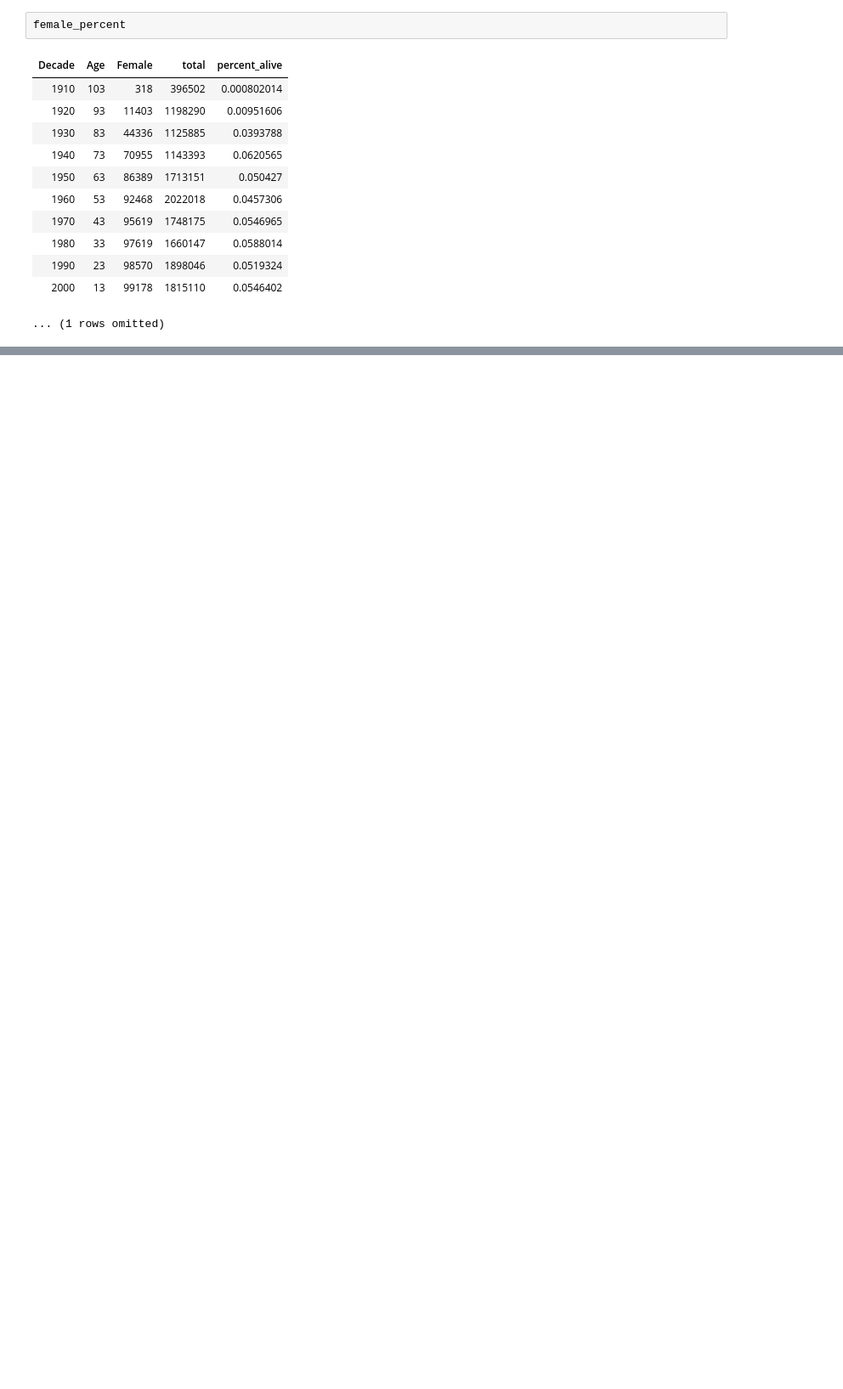
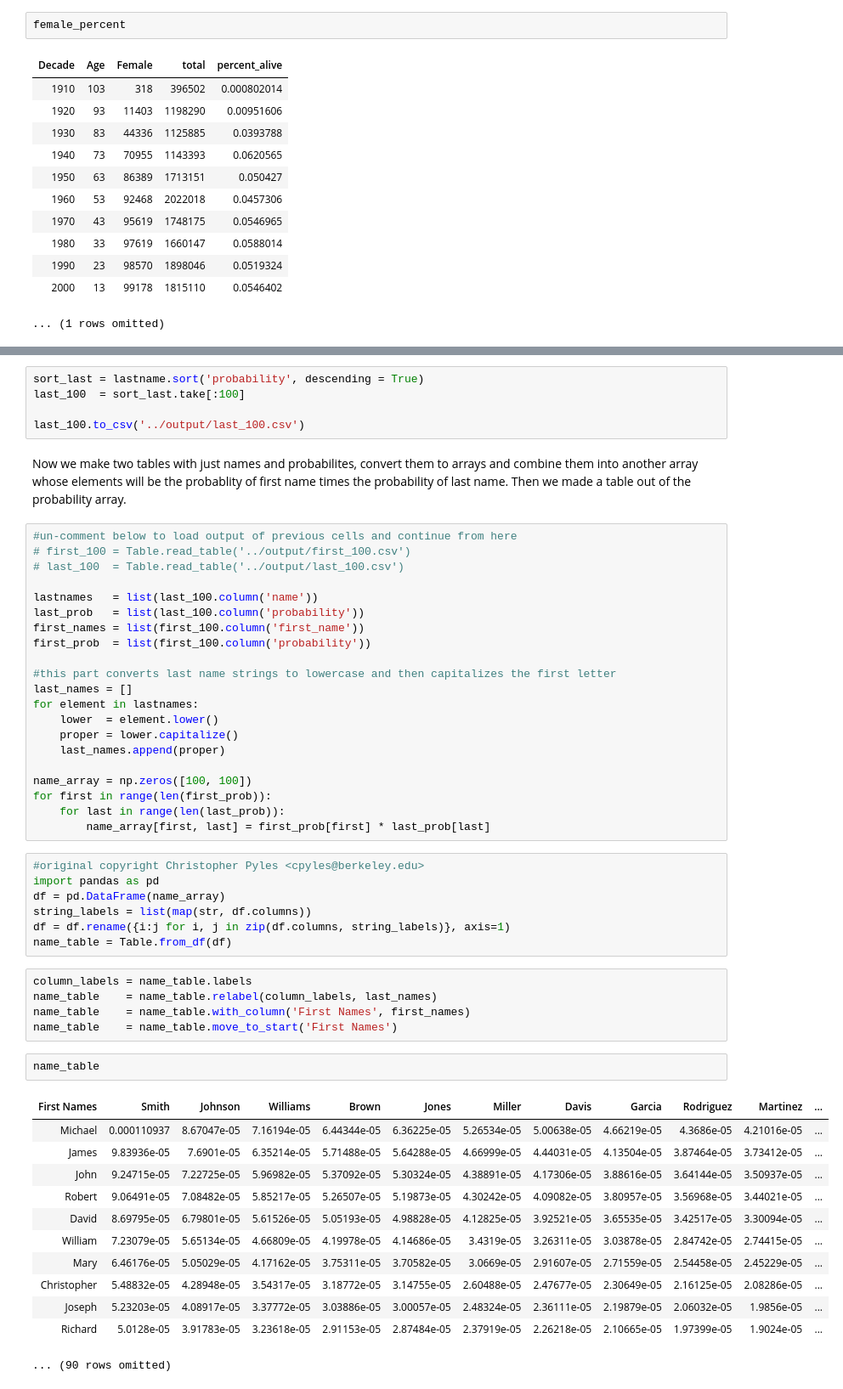
Before and after one commit to ls88-openscienceconnector/final-project-team-3, a Jupyter notebook: notebooks/Final Project Team 3.ipynb, the cells around one changed output, grey strips where cells are left out. Shown at 85% size. Drawn from its saved outputs; the diff is of its cells as text; blank space fills up the shorter version.

```diff
--- a/notebooks/Final Project Team 3.ipynb
+++ b/notebooks/Final Project Team 3.ipynb
@@ -217,0 +358,55 @@ short_Mfirst.show(20)
+# %%
+sort_last = lastname.sort('probability', descending = True)
+last_100  = sort_last.take[:100]
+
+last_100.to_csv('../output/last_100.csv')
+# %% [markdown]
+Now we make two tables with just names and probabilites, convert them to arrays and combine them into another array whose elements will be the probablity of first name times the probability of last name.  Then we made a table out of the probability array.
+# %%
+#un-comment below to load output of previous cells and continue from here
+# first_100 = Table.read_table('../output/first_100.csv')
+# last_100  = Table.read_table('../output/last_100.csv')
+
+lastnames   = list(last_100.column('name'))
+last_prob   = list(last_100.column('probability'))
+first_names = list(first_100.column('first_name'))
+first_prob  = list(first_100.column('probability'))
+
+#this part converts last name strings to lowercase and then capitalizes the first letter
+last_names = []
+for element in lastnames:
+    lower  = element.lower()
+    proper = lower.capitalize()
+    last_names.append(proper)
+
+name_array = np.zeros([100, 100])
+for first in range(len(first_prob)):
+    for last in range(len(last_prob)):
+        name_array[first, last] = first_prob[first] * last_prob[last]
+# %%
+#original copyright Christopher Pyles <cpyles@berkeley.edu>
+import pandas as pd
+df = pd.DataFrame(name_array)
+string_labels = list(map(str, df.columns))
+df = df.rename({i:j for i, j in zip(df.columns, string_labels)}, axis=1)
+name_table = Table.from_df(df)
+# %%
+column_labels = name_table.labels
+name_table    = name_table.relabel(column_labels, last_names)
+name_table    = name_table.with_column('First Names', first_names)
+name_table    = name_table.move_to_start('First Names')
+# %%
+name_table
+# %% [output]
+| First Names | Smith | Johnson | Williams | Brown | Jones | Miller | Davis | Garcia | Rodriguez | Martinez | ... |
+| Michael | 0.000110937 | 8.67047e-05 | 7.16194e-05 | 6.44344e-05 | 6.36225e-05 | 5.26534e-05 | 5.00638e-05 | 4.66219e-05 | 4.3686e-05 | 4.21016e-05 | ... |
+| James | 9.83936e-05 | 7.6901e-05 | 6.35214e-05 | 5.71488e-05 | 5.64288e-05 | 4.66999e-05 | 4.44031e-05 | 4.13504e-05 | 3.87464e-05 | 3.73412e-05 | ... |
+| John | 9.24715e-05 | 7.22725e-05 | 5.96982e-05 | 5.37092e-05 | 5.30324e-05 | 4.38891e-05 | 4.17306e-05 | 3.88616e-05 | 3.64144e-05 | 3.50937e-05 | ... |
+| Robert | 9.06491e-05 | 7.08482e-05 | 5.85217e-05 | 5.26507e-05 | 5.19873e-05 | 4.30242e-05 | 4.09082e-05 | 3.80957e-05 | 3.56968e-05 | 3.44021e-05 | ... |
+| David | 8.69795e-05 | 6.79801e-05 | 5.61526e-05 | 5.05193e-05 | 4.98828e-05 | 4.12825e-05 | 3.92521e-05 | 3.65535e-05 | 3.42517e-05 | 3.30094e-05 | ... |
+| William | 7.23079e-05 | 5.65134e-05 | 4.66809e-05 | 4.19978e-05 | 4.14686e-05 | 3.4319e-05 | 3.26311e-05 | 3.03878e-05 | 2.84742e-05 | 2.74415e-05 | ... |
+| Mary | 6.46176e-05 | 5.05029e-05 | 4.17162e-05 | 3.75311e-05 | 3.70582e-05 | 3.0669e-05 | 2.91607e-05 | 2.71559e-05 | 2.54458e-05 | 2.45229e-05 | ... |
+| Christopher | 5.48832e-05 | 4.28948e-05 | 3.54317e-05 | 3.18772e-05 | 3.14755e-05 | 2.60488e-05 | 2.47677e-05 | 2.30649e-05 | 2.16125e-05 | 2.08286e-05 | ... |
+| Joseph | 5.23203e-05 | 4.08917e-05 | 3.37772e-05 | 3.03886e-05 | 3.00057e-05 | 2.48324e-05 | 2.36111e-05 | 2.19879e-05 | 2.06032e-05 | 1.9856e-05 | ... |
+| Richard | 5.0128e-05 | 3.91783e-05 | 3.23618e-05 | 2.91153e-05 | 2.87484e-05 | 2.37919e-05 | 2.26218e-05 | 2.10665e-05 | 1.97399e-05 | 1.9024e-05 | ... |
+... (90 rows omitted)
```
Also changed, not shown: parts of 53 cells of this notebook.
